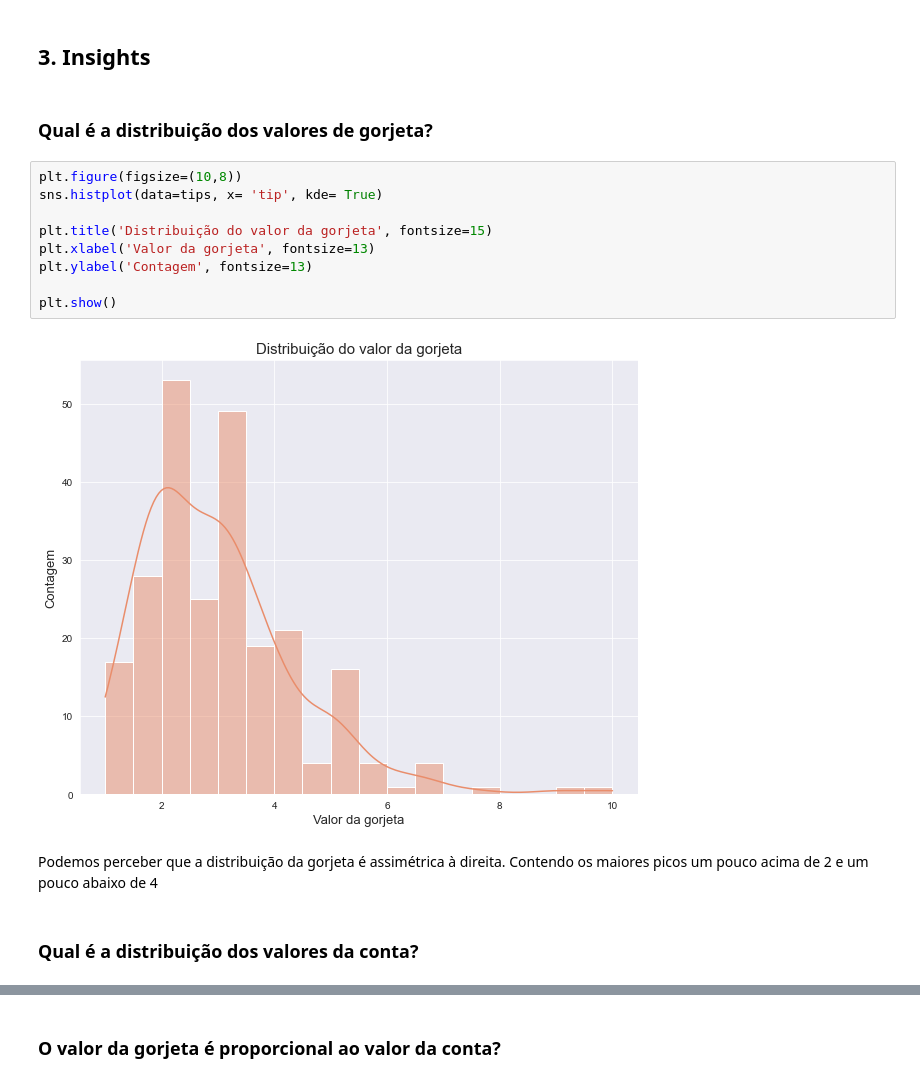
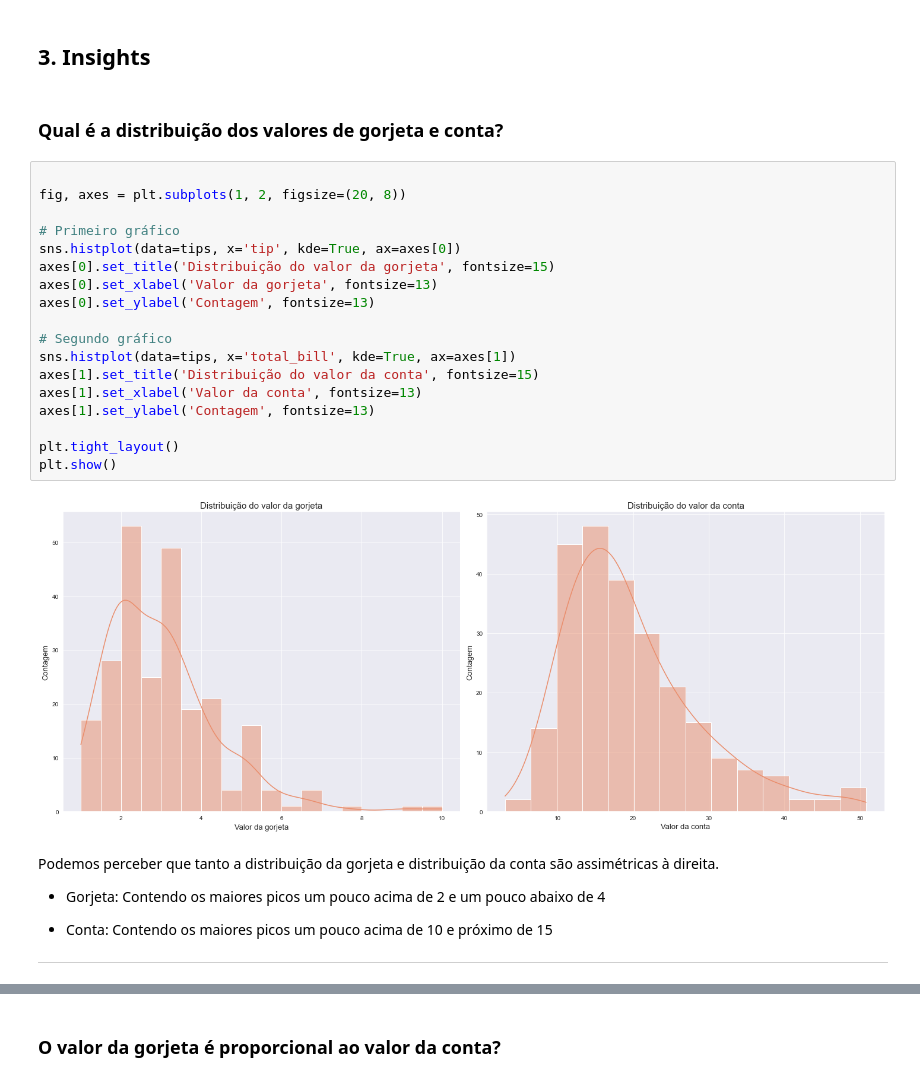
Before and after one commit to PedroJoas/avanti-bootcamp-cdd, a Jupyter notebook: notebooks/01-exploratory_data_analysis.ipynb, the cells around one changed output, grey strips where cells are left out. Drawn from its saved outputs; the diff is of its cells as text.

```diff
--- a/notebooks/01-exploratory_data_analysis.ipynb
+++ b/notebooks/01-exploratory_data_analysis.ipynb
@@ -91,19 +91,32 @@ dictionary
 # %% [markdown]
 ## 3. Insights
 # %% [markdown]
-### Qual é a distribuição dos valores de gorjeta?
+### Qual é a distribuição dos valores de gorjeta e conta?
-# %%
-plt.figure(figsize=(10,8))
-sns.histplot(data=tips, x= 'tip', kde= True)
-
-plt.title('Distribuição do valor da gorjeta', fontsize=15)
-plt.xlabel('Valor da gorjeta', fontsize=13)
-plt.ylabel('Contagem', fontsize=13)
-
-plt.show()
-# %% [output]
-[figure, removed]
+# %%
+
+fig, axes = plt.subplots(1, 2, figsize=(20, 8))
+
+# Primeiro gráfico
+sns.histplot(data=tips, x='tip', kde=True, ax=axes[0])
+axes[0].set_title('Distribuição do valor da gorjeta', fontsize=15)
+axes[0].set_xlabel('Valor da gorjeta', fontsize=13)
+axes[0].set_ylabel('Contagem', fontsize=13)
+
+# Segundo gráfico
+sns.histplot(data=tips, x='total_bill', kde=True, ax=axes[1])
+axes[1].set_title('Distribuição do valor da conta', fontsize=15)
+axes[1].set_xlabel('Valor da conta', fontsize=13)
+axes[1].set_ylabel('Contagem', fontsize=13)
+
+plt.tight_layout()
+plt.show()
+# %% [output]
+[figure, added]
 # %% [markdown]
-Podemos perceber que a distribuição da gorjeta é assimétrica à direita. Contendo os maiores picos um pouco acima de 2 e um pouco abaixo de 4
+Podemos perceber que tanto a distribuição da gorjeta e distribuição da conta são assimétricas à direita.
+
+- Gorjeta: Contendo os maiores picos um pouco acima de 2 e um pouco abaixo de 4
+
+- Conta: Contendo os maiores picos um pouco acima de 10 e próximo de 15
+
+***
-# %% [markdown]
-### Qual é a distribuição dos valores da conta?
```
Also changed, not shown: parts of 23 cells of this notebook.
